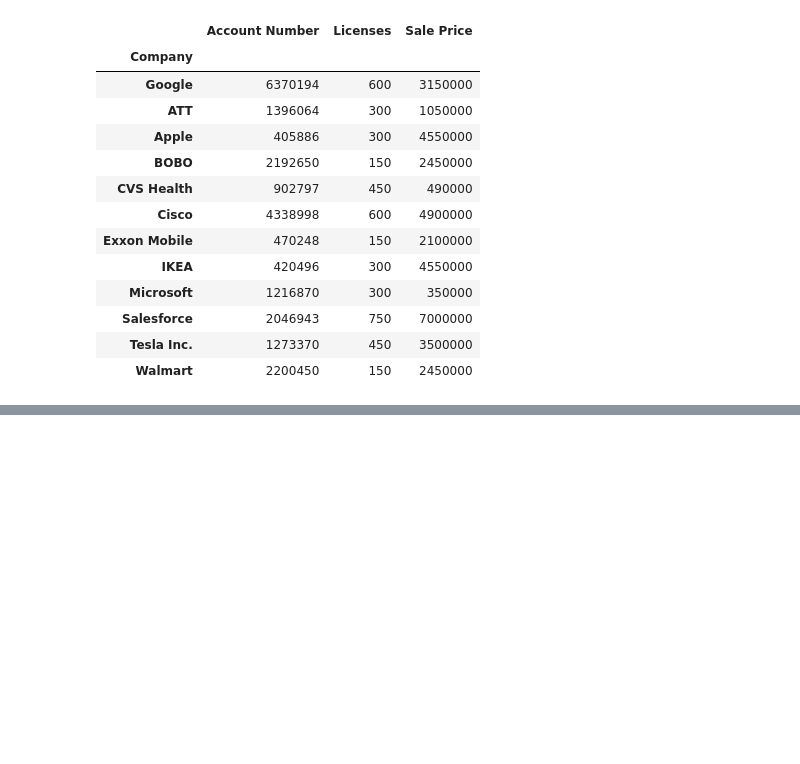
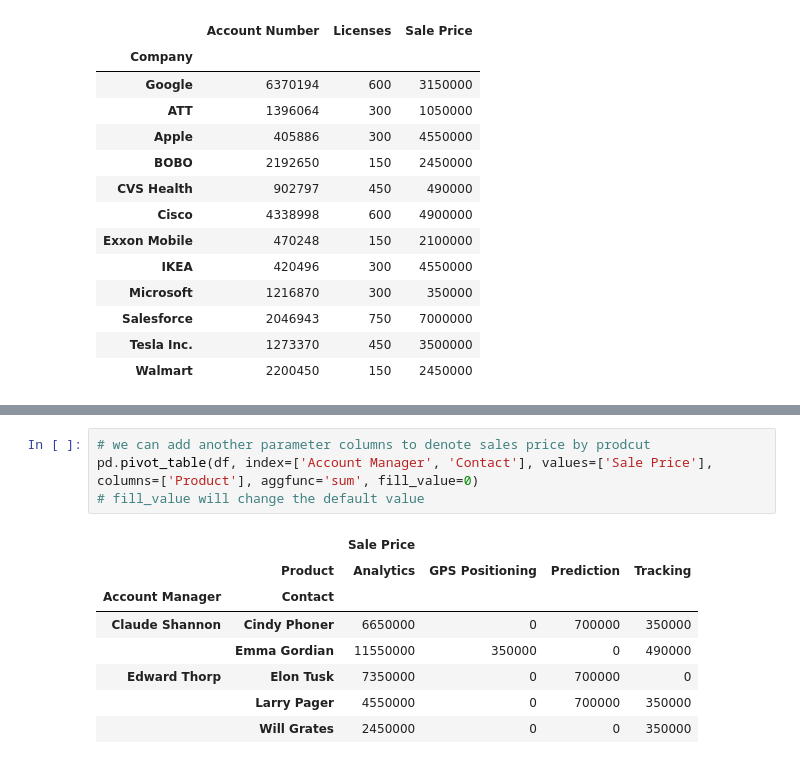
Before and after one commit to RagnarOkayy/DataAnalysisPython, a Jupyter notebook: UdemyPivot.ipynb, the cells around one changed output, grey strips where cells are left out. Saved outputs shown, nothing was run; the diff lists cells and outputs as text; blank space fills up the shorter version.

```diff
--- a/UdemyPivot.ipynb
+++ b/UdemyPivot.ipynb
@@ -109,0 +160,13 @@ pd.pivot_table(df,index='Company', aggfunc='sum') # will perform a sum for each
+# %%
+# we can add another parameter columns to denote sales price by prodcut
+pd.pivot_table(df, index=['Account Manager', 'Contact'], values=['Sale Price'], columns=['Product'], aggfunc='sum', fill_value=0)
+# fill_value will change the default value
+# %% [output]
+|  |  | Sale Price |  |  |  |
+|  | Product | Analytics | GPS Positioning | Prediction | Tracking |
+| Account Manager | Contact |  |  |  |  |
+| Claude Shannon | Cindy Phoner | 6650000 | 0 | 700000 | 350000 |
+|  | Emma Gordian | 11550000 | 350000 | 0 | 490000 |
+| Edward Thorp | Elon Tusk | 7350000 | 0 | 700000 | 0 |
+|  | Larry Pager | 4550000 | 0 | 700000 | 350000 |
+|  | Will Grates | 2450000 | 0 | 0 | 350000 |
```
Also changed, not shown: parts of 8 cells of this notebook, 1 other file.
